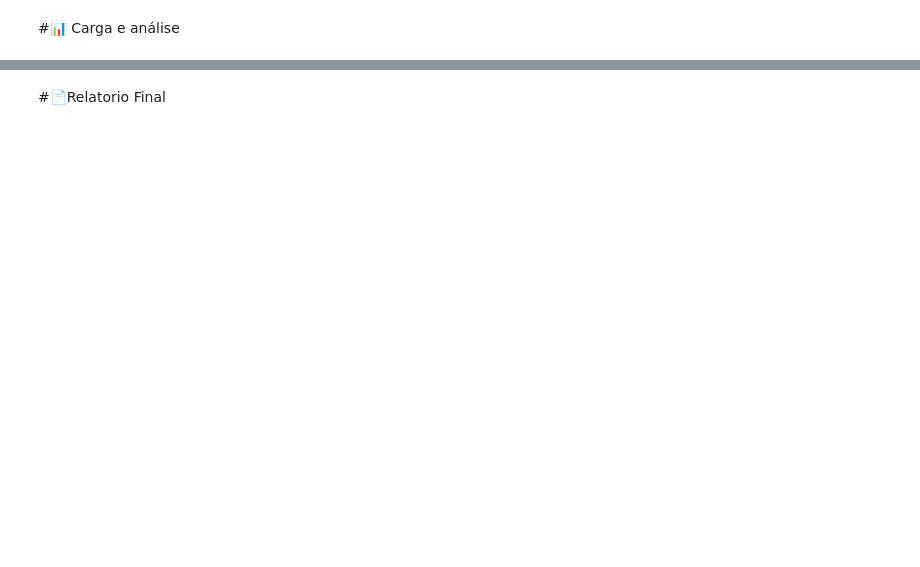
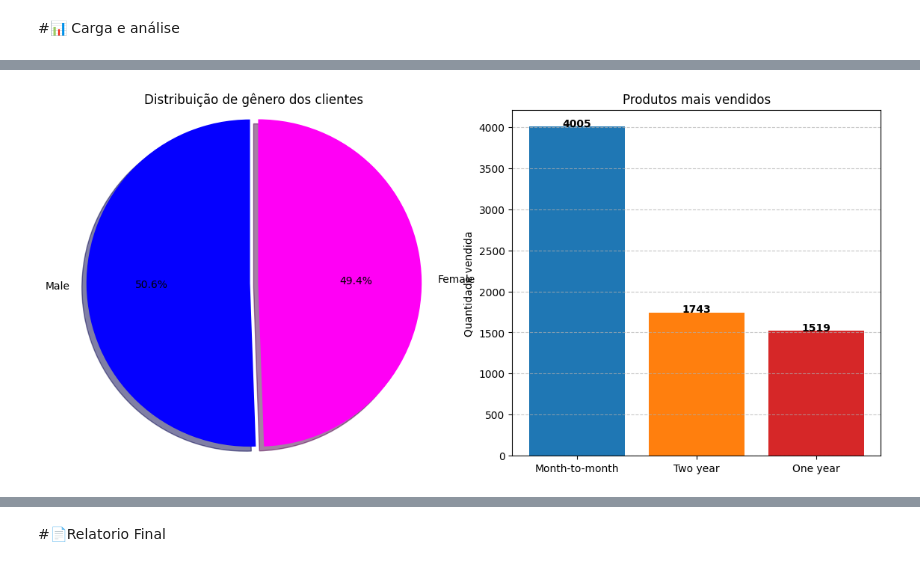
Before and after one commit to devFari/Challenge_Telecom_X, a Jupyter notebook: TelecomX_BR.ipynb, the cells around one changed output, grey strips where cells are left out. Saved outputs shown, nothing was run; the diff lists cells and outputs as text; code cells hidden in the pictures; blank space fills up the shorter version.

```diff
--- a/TelecomX_BR.ipynb
+++ b/TelecomX_BR.ipynb
@@ -101,0 +88,4 @@ df
+# %%
+#calculo dos tipo sde contrato
+contratos = df['Contract'].value_counts()
+contratos
@@ -125,0 +129,34 @@ plt.show()
+# %%
+# Criando a figura com 2 subplots (1 linha, 2 colunas)
+fig, axs = plt.subplots(1, 2, figsize=(14, 6))
+
+# Primeiro subplot: Gráfico de Pizza
+axs[0].pie(
+    contagem_genero,
+    labels=contagem_genero.index,
+    autopct='%1.1f%%',
+    startangle=90,
+    colors=['#0500ff', '#ff00f5'],
+    explode=(0.05, 0),  # Destaca a primeira fatia
+    shadow=True
+)
+axs[0].set_title('Distribuição de gênero dos clientes')
+axs[0].axis('equal')  # Garante que o gráfico fique circular
+
+# Segundo subplot: Gráfico de Barras (exemplo - personalize conforme sua necessidade)
+nomes = ['Month-to-month', 'Two year', 'One year']
+cores = ['#1f77b4', '#ff7f0e', '#d62728']
+
+axs[1].bar(nomes, contratos, color=cores)
+axs[1].set_title('Produtos mais vendidos')
+axs[1].set_ylabel('Quantidade vendida')
+axs[1].grid(axis='y', linestyle='--', alpha=0.7)
+
+# Adicionando valores no topo das barras
+for i, v in enumerate(contratos):
+    axs[1].text(i, v + 3, str(v), ha='center', fontweight='bold')
+
+# Ajustando layout
+plt.show()
+# %% [output]
+[figure, added]
```
Also changed, not shown: parts of 5 cells of this notebook.
